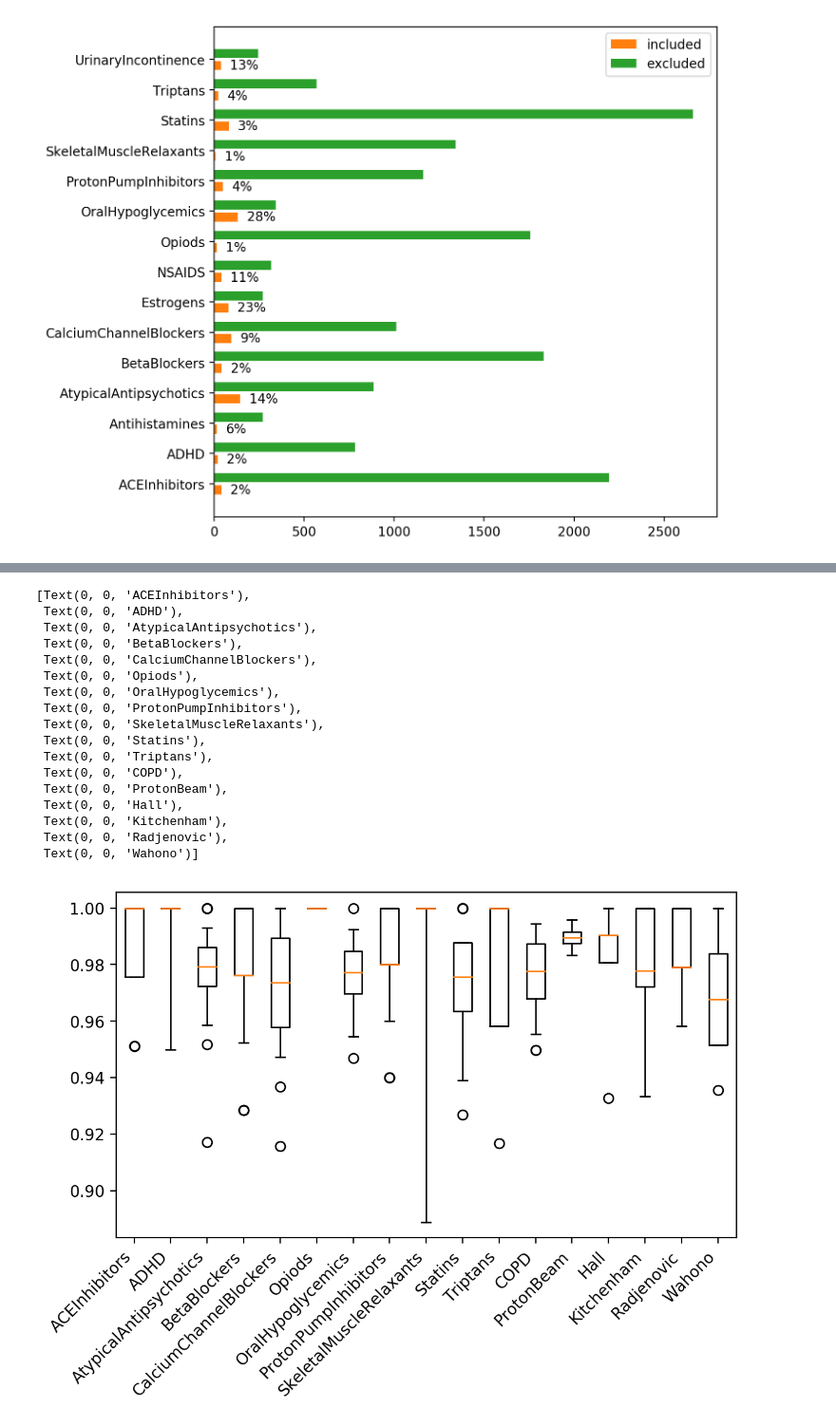
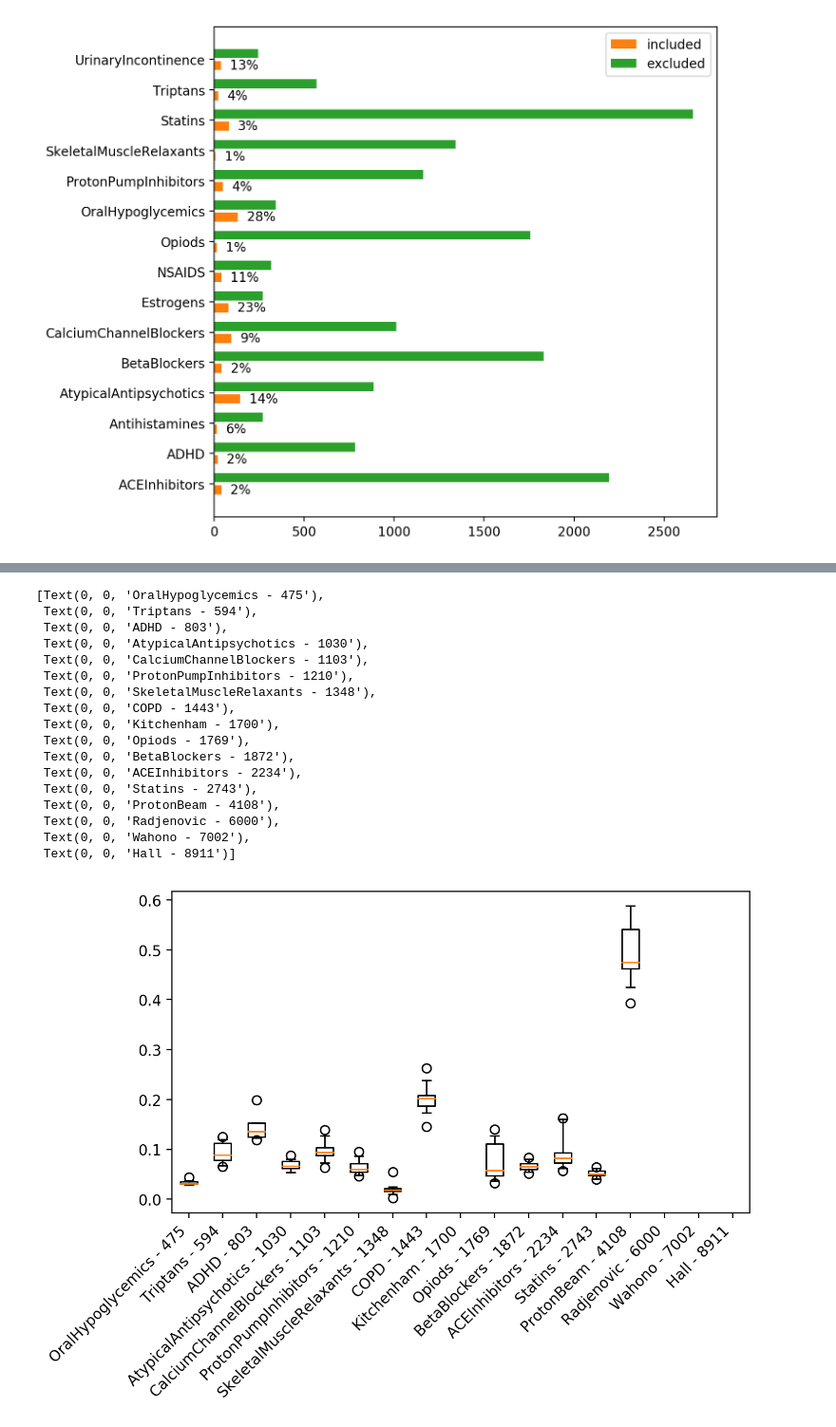
Before and after one commit to mcallaghan/rapid-screening, a Jupyter notebook: analysis/evaluation.ipynb, the cells around one changed output, grey strips where cells are left out. Shown at 95% size. Saved outputs shown, nothing was run; the diff lists cells and outputs as text; code cells hidden in the pictures.

```diff
--- a/analysis/evaluation.ipynb
+++ b/analysis/evaluation.ipynb
@@ -102,8 +102,9 @@ importlib.reload(rr)
 recalculate = False
 if recalculate:
     models = [
-        SVC(kernel='linear',class_weight='balanced',probability=True)
-        #MultinomialNB(alpha=0.1)
+        #SVC(kernel='linear',class_weight='balanced',probability=True)
+        MultinomialNB(alpha=0.1)
+        #None
         #MLPClassifier(
         #    solver='lbfgs',
         #    alpha=0.1,
@@ -121,15 +122,15 @@ if recalculate:
             group,
             document_index,
         )
-        df['x'] = df['mesh']
+        df['x'] = df['mesh'].str.cat(df['ab'],sep = " ")
         df = df[df['x']!=" "]
         df = df.dropna().reset_index(drop=True)
         #if df.shape[0] > 1000:
             #continue
-        if name not in ["Opiods"]:#,"BetaBlockers"]:
+        if name not in ["OralHypoglycemics"]:#,"BetaBlockers"]:
             continue
         ss = rr.ScreenScenario(
-            df, models, 500, [50,100,200], name
+            df, models, 100, [50,100,200], name
         )
         for i in range(iterations):
             results.append(ss.screen(i, True))
@@ -472,27 +510,31 @@ plt.show()
 # %%
 fig, ax = plt.subplots(figsize=(7,4),dpi=200)
 
-datasets = results_df['dataset'].unique()
+pdf = results_df[results_df['N'] > 1000]
 
-ax.boxplot([results_df[results_df['dataset']==d]['recall_rs'].dropna() for d in datasets], whis=[5,95])
+datasets = results_df.groupby(['dataset','N']).size().reset_index().sort_values('N')
 
-ax.set_xticklabels(datasets, rotation=45,ha="right")
+datasets['label'] = datasets['dataset'].str.cat(datasets['N'].astype(str), sep = " - ")
+
+ax.boxplot([results_df[results_df['dataset']==d]['wss95_hyper'].dropna() for d in datasets['dataset']], whis=[5,95])
+
+ax.set_xticklabels(datasets['label'], rotation=45,ha="right")
 # %% [output]
-[Text(0, 0, 'ACEInhibitors'),
- Text(0, 0, 'ADHD'),
- Text(0, 0, 'AtypicalAntipsychotics'),
- Text(0, 0, 'BetaBlockers'),
- Text(0, 0, 'CalciumChannelBlockers'),
- Text(0, 0, 'Opiods'),
- Text(0, 0, 'OralHypoglycemics'),
- Text(0, 0, 'ProtonPumpInhibitors'),
- Text(0, 0, 'SkeletalMuscleRelaxants'),
- Text(0, 0, 'Statins'),
- Text(0, 0, 'Triptans'),
- Text(0, 0, 'COPD'),
- Text(0, 0, 'ProtonBeam'),
- Text(0, 0, 'Hall'),
- Text(0, 0, 'Kitchenham'),
- Text(0, 0, 'Radjenovic'),
- Text(0, 0, 'Wahono')]
+[Text(0, 0, 'OralHypoglycemics - 475'),
+ Text(0, 0, 'Triptans - 594'),
+ Text(0, 0, 'ADHD - 803'),
+ Text(0, 0, 'AtypicalAntipsychotics - 1030'),
+ Text(0, 0, 'CalciumChannelBlockers - 1103'),
+ Text(0, 0, 'ProtonPumpInhibitors - 1210'),
+ Text(0, 0, 'SkeletalMuscleRelaxants - 1348'),
+ Text(0, 0, 'COPD - 1443'),
+ Text(0, 0, 'Kitchenham - 1700'),
+ Text(0, 0, 'Opiods - 1769'),
+ Text(0, 0, 'BetaBlockers - 1872'),
+ Text(0, 0, 'ACEInhibitors - 2234'),
+ Text(0, 0, 'Statins - 2743'),
+ Text(0, 0, 'ProtonBeam - 4108'),
+ Text(0, 0, 'Radjenovic - 6000'),
+ Text(0, 0, 'Wahono - 7002'),
+ Text(0, 0, 'Hall - 8911')]
-[figure, old version]
+[figure, new version]
```
Also changed, not shown: parts of 16 cells of this notebook, 13 other files.
